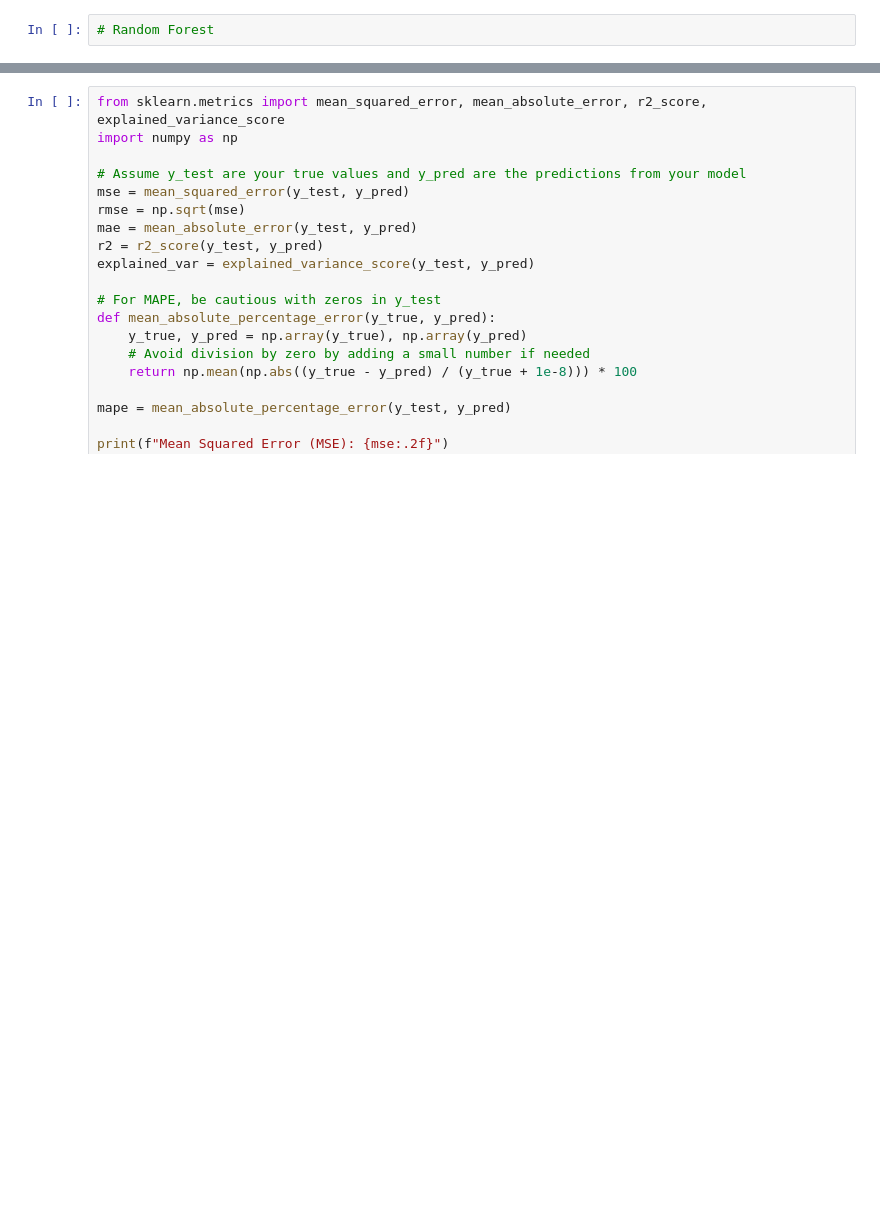
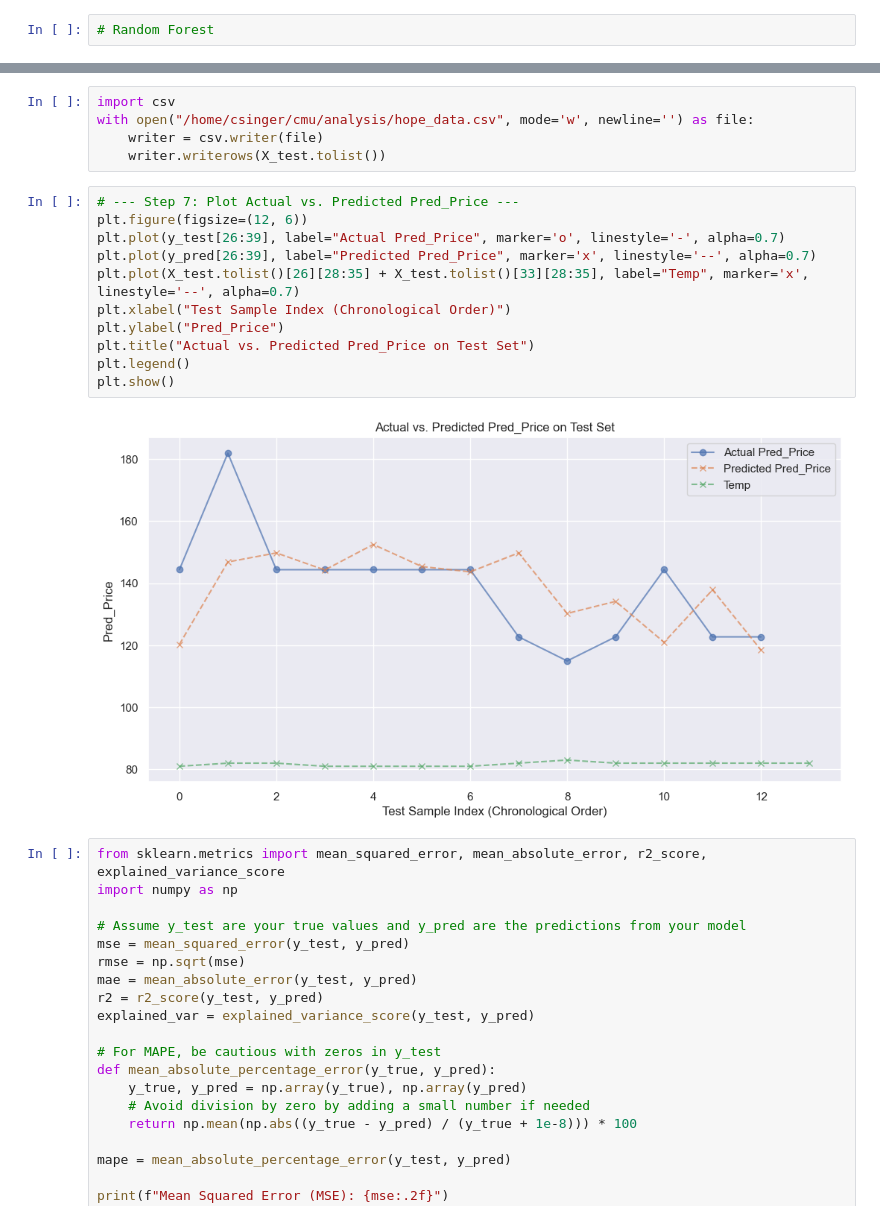
Before and after one commit to BigBoa19/TartanHacks2025, a Jupyter notebook: HackathonFullBackend.ipynb, the cells around one changed output, grey strips where cells are left out. Drawn from its saved outputs; the diff is of its cells as text; blank space fills up the shorter version.

```diff
--- a/HackathonFullBackend.ipynb
+++ b/HackathonFullBackend.ipynb
@@ -206,6 +196,24 @@ Training samples: 685
 Testing samples: 294
 Test Mean Squared Error (MSE): 220.56
 [figure]
+# %%
+import csv
+with open("/home/csinger/cmu/analysis/hope_data.csv", mode='w', newline='') as file:
+    writer = csv.writer(file)
+    writer.writerows(X_test.tolist())
+# %%
+# --- Step 7: Plot Actual vs. Predicted Pred_Price ---
+plt.figure(figsize=(12, 6))
+plt.plot(y_test[26:39], label="Actual Pred_Price", marker='o', linestyle='-', alpha=0.7)
+plt.plot(y_pred[26:39], label="Predicted Pred_Price", marker='x', linestyle='--', alpha=0.7)
+plt.plot(X_test.tolist()[26][28:35] + X_test.tolist()[33][28:35], label="Temp", marker='x', linestyle='--', alpha=0.7)
+plt.xlabel("Test Sample Index (Chronological Order)")
+plt.ylabel("Pred_Price")
+plt.title("Actual vs. Predicted Pred_Price on Test Set")
+plt.legend()
+plt.show()
+# %% [output]
+[figure, added]
 # %%
 from sklearn.metrics import mean_squared_error, mean_absolute_error, r2_score, explained_variance_score
 import numpy as np
```
Also changed, not shown: parts of 1 cell of this notebook, 3 other files.
